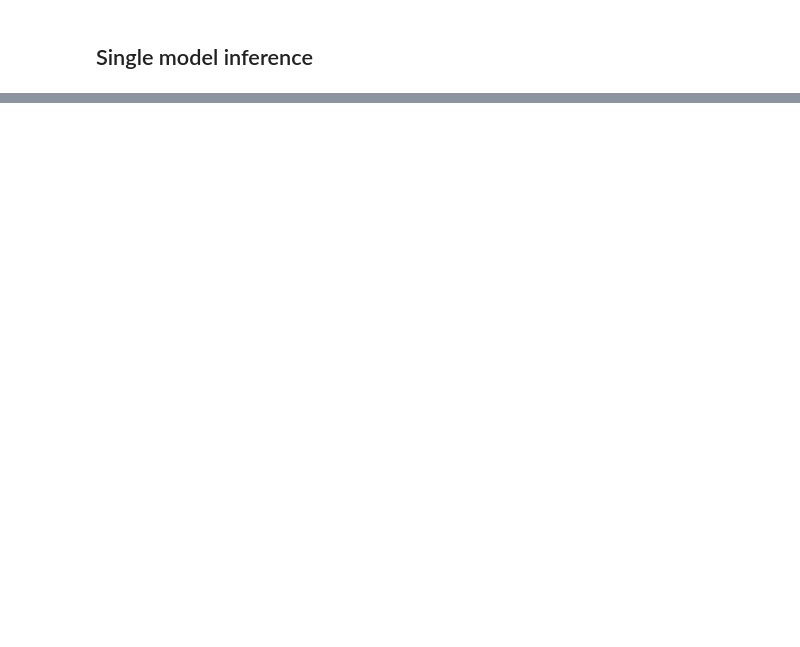
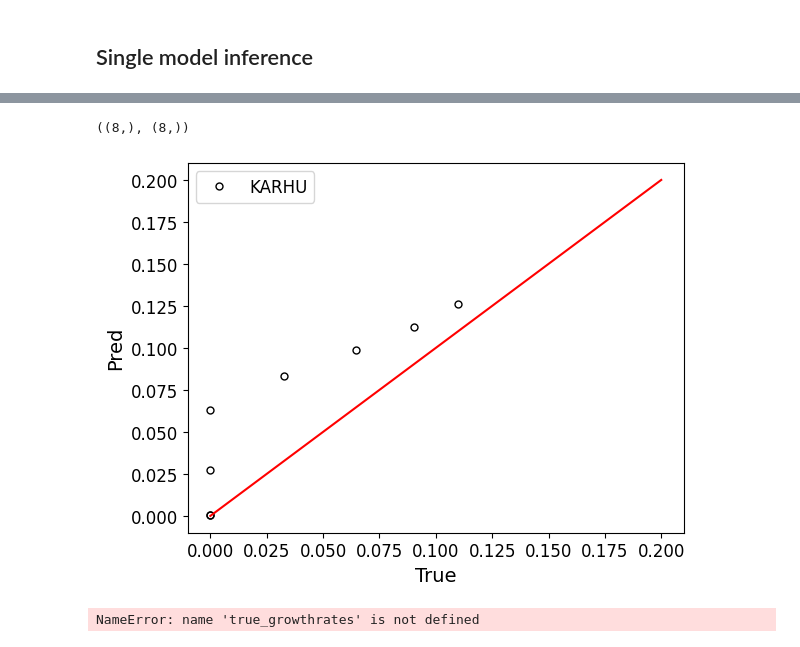
Before and after one commit to DIGIfusion/karhu, a Jupyter notebook: example/run_inference.ipynb, the cells around one changed output, grey strips where cells are left out. Saved outputs shown, nothing was run; the diff lists cells and outputs as text; code cells hidden in the pictures; blank space fills up the shorter version.

```diff
--- a/example/run_inference.ipynb
+++ b/example/run_inference.ipynb
@@ -133,0 +362,70 @@ plt.show()
+# %%
+europed_scans_path = "/scratch/project_2009007/data_JET_europeddb/enchanted_rundir"
+europed_scans_path = "/scratch/project_2009007/data_JET_europed/84541_2025"
+
+y_true_max = []
+y_pred_max_mean = []
+y_pred_max_std = []
+for scan_path in sorted([f.path for f in os.scandir(europed_scans_path) if f.is_dir()]):
+    try:
+
+        ntor_growthrates = np.load(os.path.join(scan_path, "growthrates_mishka.npy"))
+        x_true = ntor_growthrates[:,0]
+        y_true = ntor_growthrates[:,1]
+        sort_idx = np.argsort(x_true)
+        x_true = x_true[sort_idx]
+        y_true = y_true[sort_idx]
+        y_true = [np.maximum(float(yi), 0.0) for yi in y_true]
+        y_true = np.sqrt(np.array(y_true))
+
+        x_helena = load_from_helena(scan_path,
+            karhu_psin_axis=model_config["karhu_psin_axis"],
+            karhu_theta_axis=model_config["karhu_theta_axis"])
+
+        x = scale_model_input(x_helena, scaling_params)
+        with torch.no_grad():
+            y_pred_norm = model(*x)
+        y_pred_mean = scale_model_output(y_pred_norm, scaling_params)
+        y_pred_std = 0.0
+
+        y_pred_max_mean.append(y_pred_mean)
+        y_pred_max_std.append(y_pred_std)
+        y_true_max.append(np.max(y_true))
+    except Exception as e:
+        print(e)
+
+y_true_max = np.array(y_true_max)
+y_pred_max_mean = np.array(y_pred_max_mean)
+y_pred_max_std = np.array(y_pred_max_std)
+
+y_true_max.shape, y_pred_max_mean.shape
+# %% [output]
+((8,), (8,))
+# %%
+
+plt.plot(y_true_max, y_pred_max_mean, ".", c="black", markersize=10, fillstyle="none", label="KARHU",)
+plt.plot([0,0.2], [0,0.2], 'red')
+plt.xlabel("True")
+plt.ylabel("Pred")
+
+plt.legend()
+plt.show()
+# %% [output]
+[figure, added]
+# %%
+y_true=np.array(true_growthrates)
+y_pred=np.array(pred_growthrates)
+metrics = get_regression_scores(y_true, y_pred)
+
+fig_prediction, ax = plt.subplots(1, 1, figsize=(5, 3))
+
+plt.plot(widths, true_growthrates, ".-", c="red", markersize=10, fillstyle="none", label="MISHKA",)
+plt.plot(widths, pred_growthrates, ".-", c="black", markersize=9, label="KARHU",)
+
+plt.plot([0.0275, 0.045], [0.03, 0.03], color='grey', linestyle='dashed', label=r'$\gamma_{max}/\omega_A = 0.03$')
+plt.text(0.04, 0.006, f"{metrics}")
+plt.xlabel(r"$\mathbf{\Delta_{\text{ped}}}$")
+plt.ylabel(r"$\mathbf{\gamma_{\text{max}}}/\omega_A$")
+plt.legend(loc="upper left", bbox_to_anchor=(0.00, 0.99))
+# %% [output]
+NameError: name 'true_growthrates' is not defined
```
Also changed, not shown: parts of 19 cells of this notebook, 3 other files.
